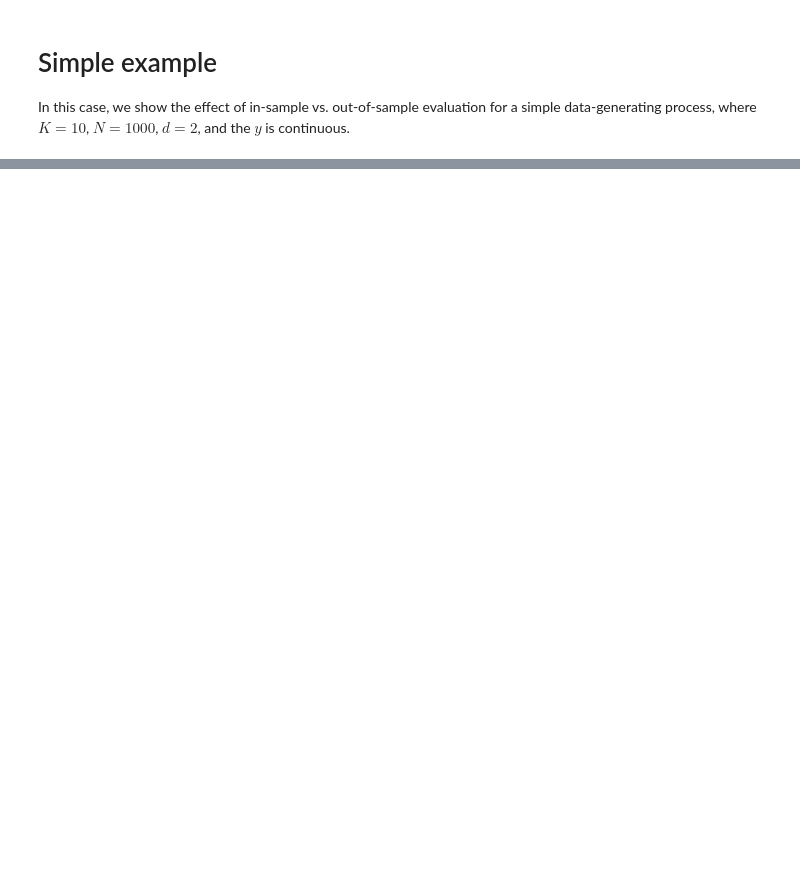
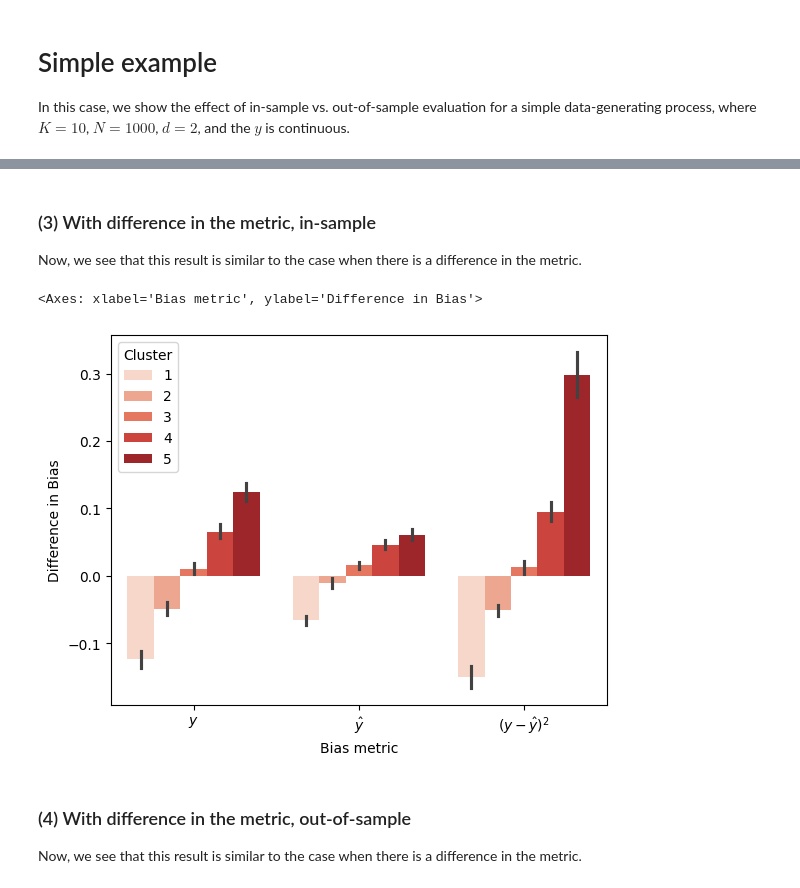
Before and after one commit to NGO-Algorithm-Audit/unsupervised-bias-detection, a Jupyter notebook: paper_analysis/analysis.ipynb, the cells around one changed output, grey strips where cells are left out. Cells and saved outputs as stored; diff of their text form; code cells hidden in the pictures; blank space fills up the shorter version.

```diff
--- a/paper_analysis/analysis.ipynb
+++ b/paper_analysis/analysis.ipynb
@@ -127 +111,22 @@ plot_diff_in_bias(df_simple_no_diff_out_sample, target_col_map=target_col_map, c
+# %% [markdown]
+### (3) With difference in the metric, in-sample
+
+Now, we see that this result is similar to the case when there is a difference in the metric.
+# %%
+
+
+# select the df with specific train_fit
+fit_train = False
+y_dgp = 'constant'
+df_simple_diff_in_sample = df_simple[(df_simple['fit_train'] == fit_train) & (df_simple['y_dgp'] == y_dgp)]
+
+# create plot
+plot_diff_in_bias(df_simple_diff_in_sample, target_col_map=target_col_map, color_set='Reds')
+# %% [output]
+<Axes: xlabel='Bias metric', ylabel='Difference in Bias'>
+[figure, added]
+# %% [markdown]
+### (4) With difference in the metric, out-of-sample
+
+Now, we see that this result is similar to the case when there is a difference in the metric.
 # %%
```
Also changed, not shown: parts of 13 cells of this notebook, 4 other files.
